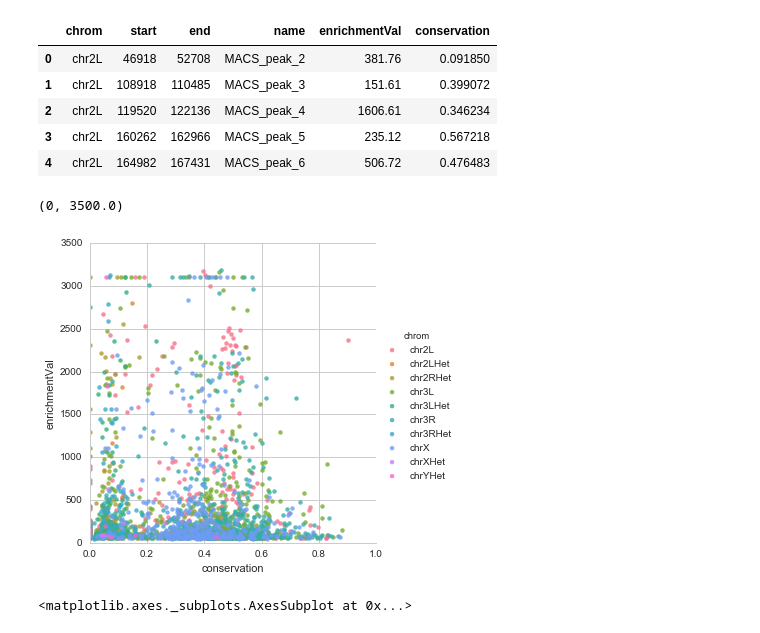
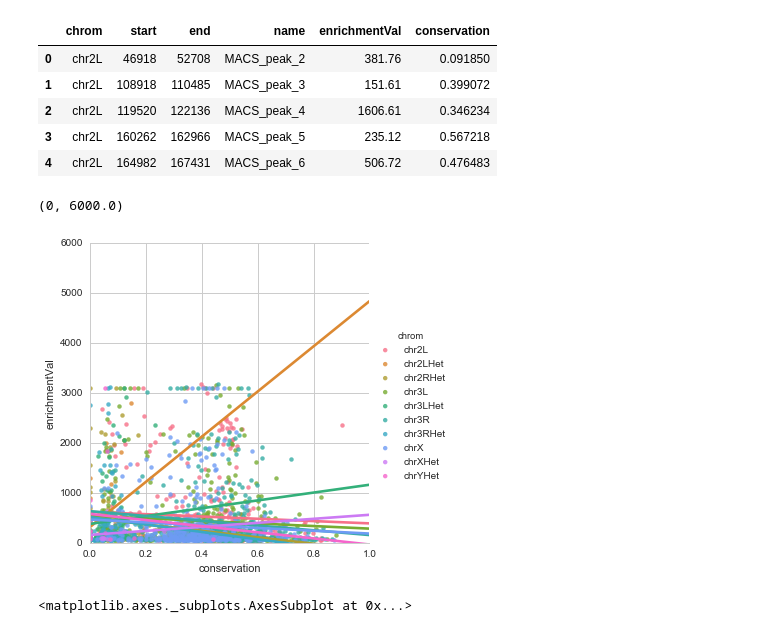
Before and after one commit to ethanagb/STARRseq-Analysis, a Jupyter notebook: FlyFigures.ipynb, the cells around one changed output. Cells and saved outputs as stored; diff of their text form; code cells hidden in the pictures.

```diff
--- a/FlyFigures.ipynb
+++ b/FlyFigures.ipynb
@@ -17,12 +17,12 @@ df.head()
 | 4 | chr2L | 164982 | 167431 | MACS_peak_6 | 506.72 | 0.476483 |
 # %%
 sns.set(style="whitegrid", color_codes=True)
-sns.lmplot('conservation','enrichmentVal', data=df, hue='chrom',fit_reg=False,)
+sns.lmplot('conservation','enrichmentVal', data=df, hue='chrom',fit_reg=True,ci=None)
 plt.xlim(xmin=0)
 plt.ylim(ymin=0)
 # %% [output]
-(0, 3500.0)
+(0, 6000.0)
-[figure, old version]
+[figure, new version]
 # %%
 plt.clf()
 sns.set(style="whitegrid")
```
Also changed, not shown: parts of 1 cell of this notebook, 1 other file.
